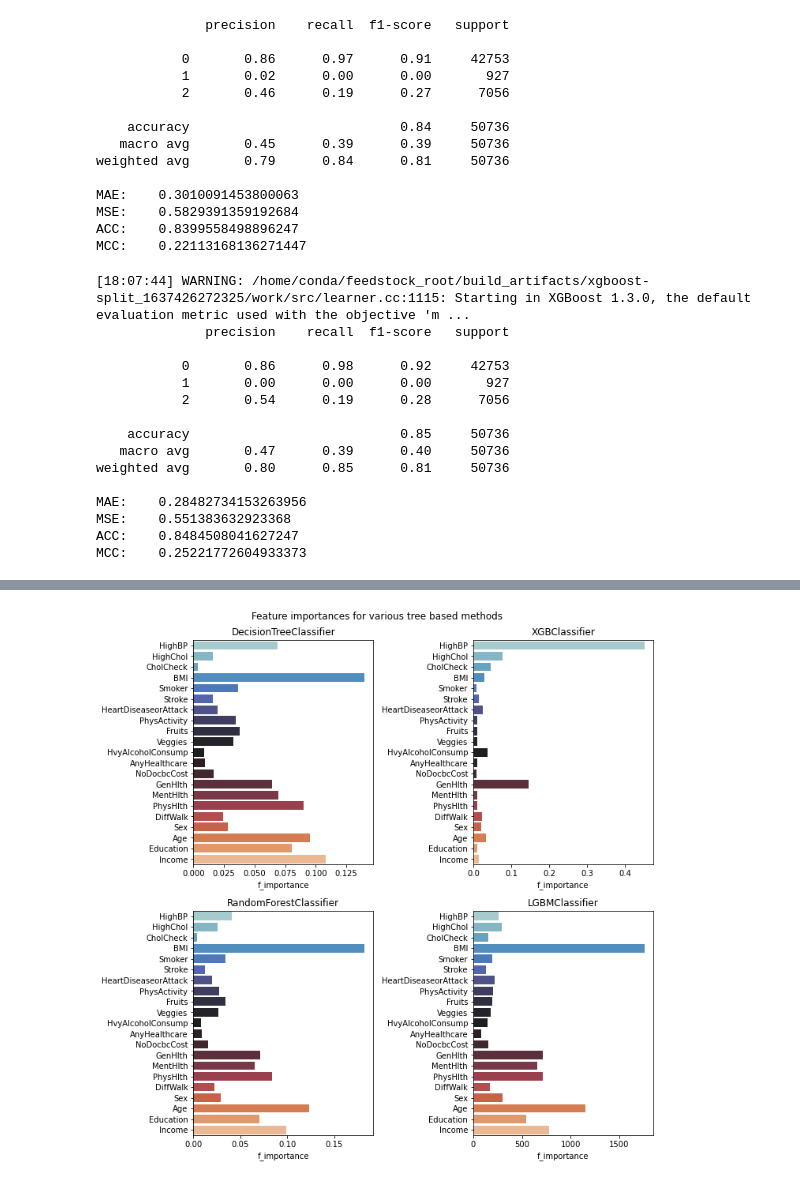
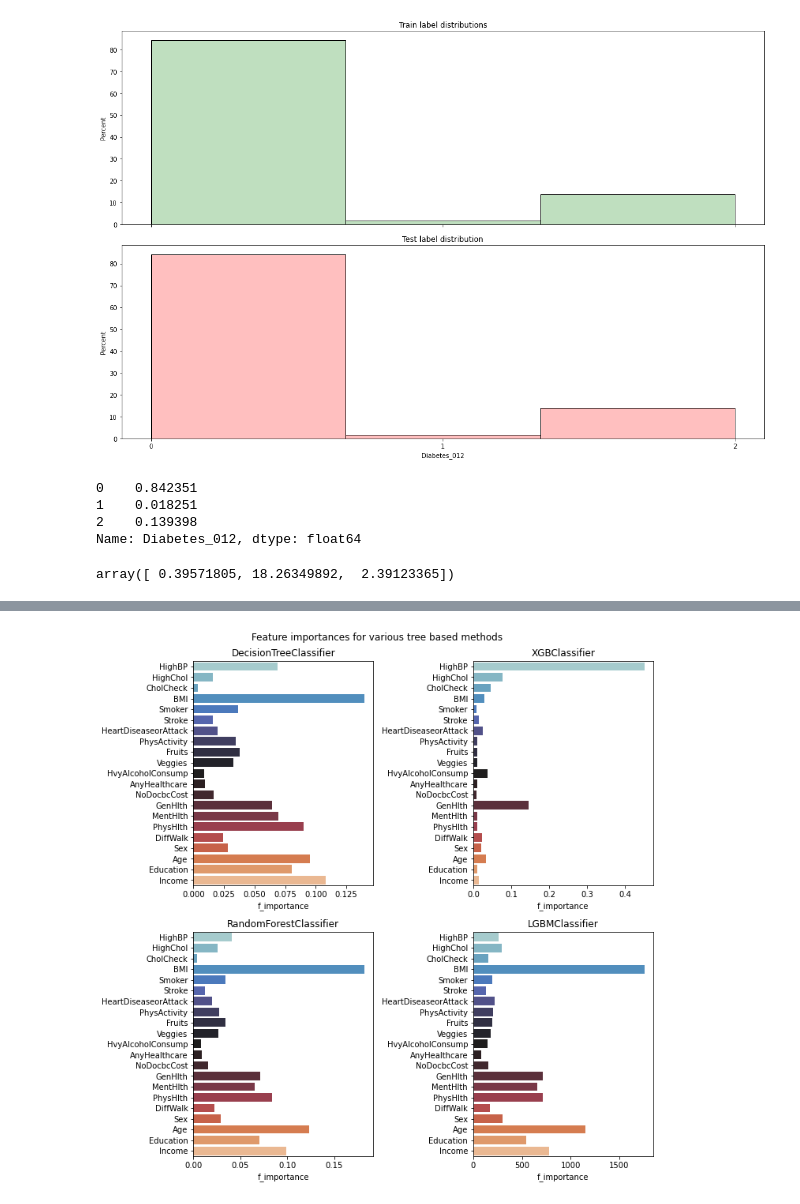
Before and after one commit to andnic51294/Diabetes_prediction, a Jupyter notebook: experimentation.ipynb, the cells around one changed output, grey strips where cells are left out. Saved outputs shown, nothing was run; the diff lists cells and outputs as text; code cells hidden in the pictures.

```diff
--- a/experimentation.ipynb
+++ b/experimentation.ipynb
@@ -133,43 +76,24 @@ MCC:    0.18429470140408055
-# %%
-with mlflow.start_run(run_name = "RF, default_params, no features", experiment_id = 1) as run:
-    rf_model = RandomForestClassifier()
-    rf_model.fit(X_train, Y_train)
-    Y_preds = rf_model.predict(X_test)
-    custom_logging(Y_test, Y_preds)
-# %% [output]
-              precision    recall  f1-score   support
-
-           0       0.86      0.97      0.91     42753
-           1       0.02      0.00      0.00       927
-           2       0.46      0.19      0.27      7056
-
-    accuracy                           0.84     50736
-   macro avg       0.45      0.39      0.39     50736
-weighted avg       0.79      0.84      0.81     50736
-
-MAE:    0.3010091453800063
-MSE:    0.5829391359192684
-ACC:    0.8399558498896247
-MCC:    0.22113168136271447
-# %%
-with mlflow.start_run(run_name = "XGB, default_params, no features", experiment_id = 1) as run:
-    xgb_model = xgboost.XGBClassifier(objective = 'multi:softmax', num_classes = 3)
-    xgb_model.fit(X_train, Y_train)
-    Y_preds = xgb_model.predict(X_test)
-    custom_logging(Y_test, Y_preds)
-# %% [output]
-[18:07:44] WARNING: /home/conda/feedstock_root/build_artifacts/xgboost-split_1637426272325/work/src/learner.cc:1115: Starting in XGBoost 1.3.0, the default evaluation metric used with the objective 'm ...
-              precision    recall  f1-score   support
-
-           0       0.86      0.98      0.92     42753
-           1       0.00      0.00      0.00       927
-           2       0.54      0.19      0.28      7056
-
-    accuracy                           0.85     50736
-   macro avg       0.47      0.39      0.40     50736
-weighted avg       0.80      0.85      0.81     50736
-
-MAE:    0.28482734153263956
-MSE:    0.551383632923368
-ACC:    0.8484508041627247
-MCC:    0.25221772604933373
+# %%
+X, Y = data.drop("Diabetes_012", axis = 1), data['Diabetes_012'].astype(int)
+X_train, X_test, Y_train, Y_test = train_test_split(X, Y, test_size = .2, random_state = 20)
+# %%
+fig, axs = plt.subplots(nrows = 2, ncols = 1, figsize = (15,10), sharex=True)
+sns.histplot(Y_train, stat = 'percent', color = 'green', bins = 3, alpha = .25, ax = axs[0]).set_title('Train label distributions')
+sns.histplot(Y_test, stat = 'percent', color = 'red', bins = 3, alpha =.25, ax = axs[1]).set_title('Test label distribution')
+plt.xticks([0,1,2])
+fig.tight_layout()
+# %% [output]
+[figure, added]
+# %%
+Y_train.value_counts().sort_index() /  len(Y_train)
+# %% [output]
+0    0.842351
+1    0.018251
+2    0.139398
+Name: Diabetes_012, dtype: float64
+# %%
+# class_weights = (Y_train.value_counts().sort_index()/ len(Y_train)).to_dict()
+class_weights = class_weight.compute_class_weight(class_weight = 'balanced', classes = np.unique(Y_train), y = Y_train)
+class_weights
+# %% [output]
+array([ 0.39571805, 18.26349892,  2.39123365])
```
Also changed, not shown: parts of 103 cells of this notebook.
